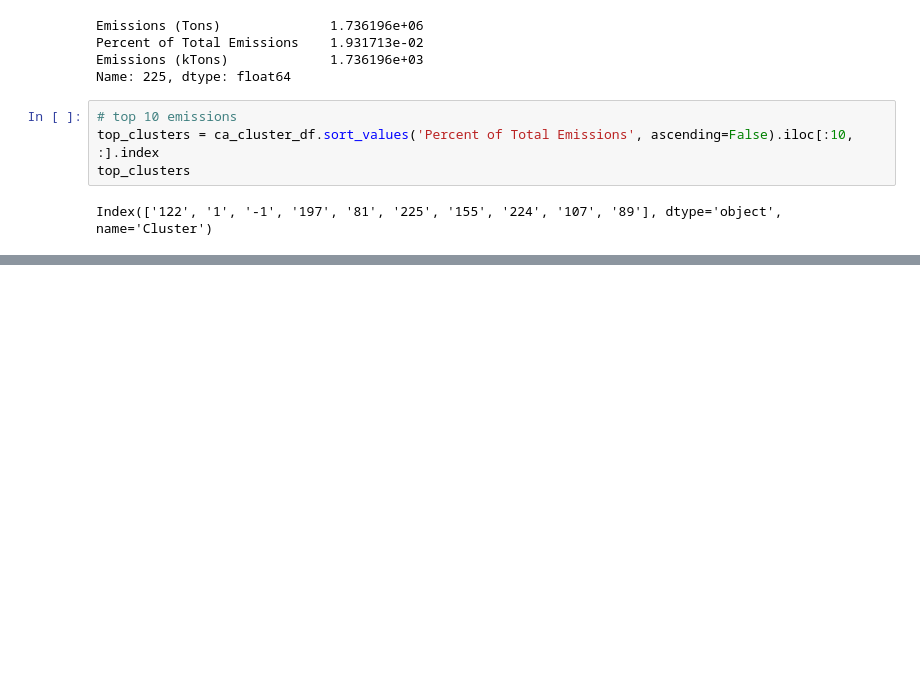
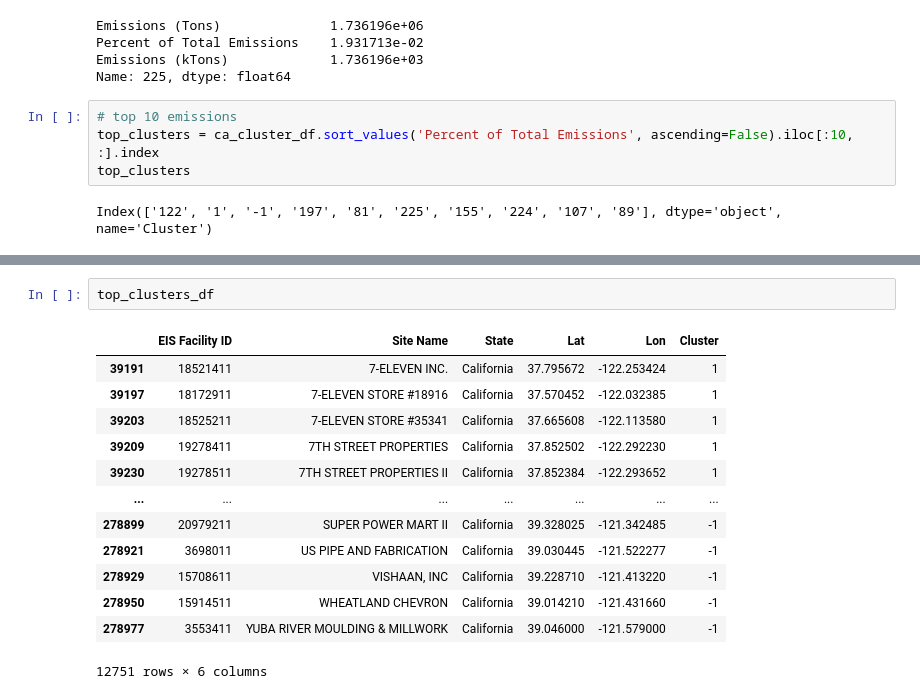
Before and after one commit to PaulEunKim/dvhope, a Jupyter notebook: CODE/prediction/eda/Clustering_Data_exploration.ipynb, the cells around one changed output, grey strips where cells are left out. Cells and saved outputs as stored; diff of their text form; blank space fills up the shorter version.

```diff
--- a/CODE/prediction/eda/Clustering_Data_exploration.ipynb
+++ b/CODE/prediction/eda/Clustering_Data_exploration.ipynb
@@ -225,3 +236,19 @@ np.float64(89878601.15747397)
+# %%
+top_clusters_df
+# %% [output]
+|  | EIS Facility ID | Site Name | State | Lat | Lon | Cluster |
+| 39191 | 18521411 | 7-ELEVEN INC. | California | 37.795672 | -122.253424 | 1 |
+| 39197 | 18172911 | 7-ELEVEN STORE #18916 | California | 37.570452 | -122.032385 | 1 |
+| 39203 | 18525211 | 7-ELEVEN STORE #35341 | California | 37.665608 | -122.113580 | 1 |
+| 39209 | 19278411 | 7TH STREET PROPERTIES | California | 37.852502 | -122.292230 | 1 |
+| 39230 | 19278511 | 7TH STREET PROPERTIES II | California | 37.852384 | -122.293652 | 1 |
+| ... | ... | ... | ... | ... | ... | ... |
+| 278899 | 20979211 | SUPER POWER MART II | California | 39.328025 | -121.342485 | -1 |
+| 278921 | 3698011 | US PIPE AND FABRICATION | California | 39.030445 | -121.522277 | -1 |
+| 278929 | 15708611 | VISHAAN, INC | California | 39.228710 | -121.413220 | -1 |
+| 278950 | 15914511 | WHEATLAND CHEVRON | California | 39.014210 | -121.431660 | -1 |
+| 278977 | 3553411 | YUBA RIVER MOULDING & MILLWORK | California | 39.046000 | -121.579000 | -1 |
+12751 rows × 6 columns
 # %%
 top_clusters_df = ca_df.loc[ca_df.Cluster.isin(top_clusters), :]
 
```
Also changed, not shown: parts of 18 cells of this notebook, 11 other files.
